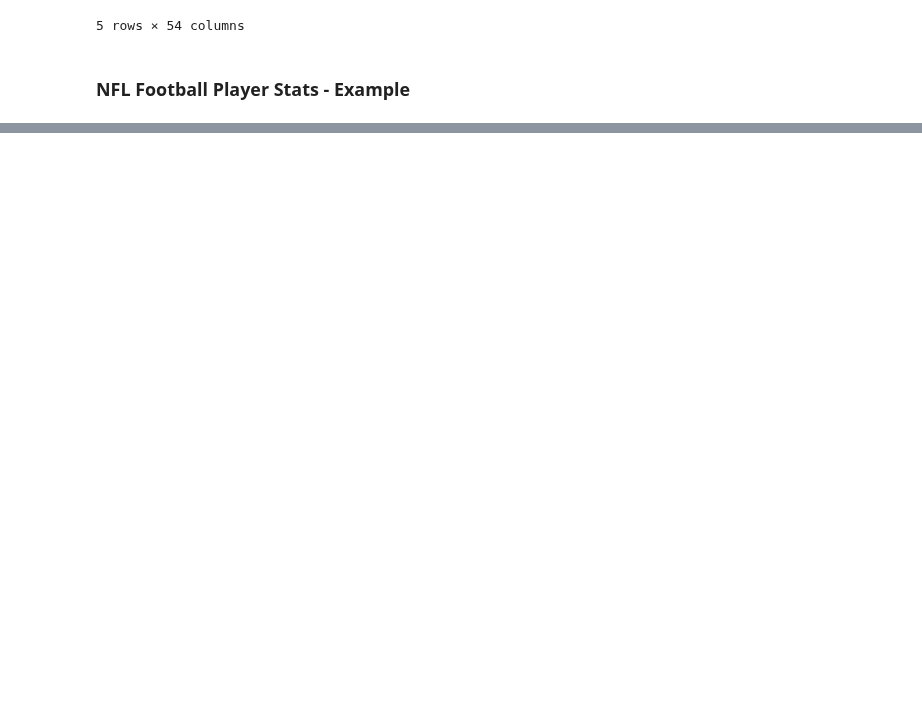
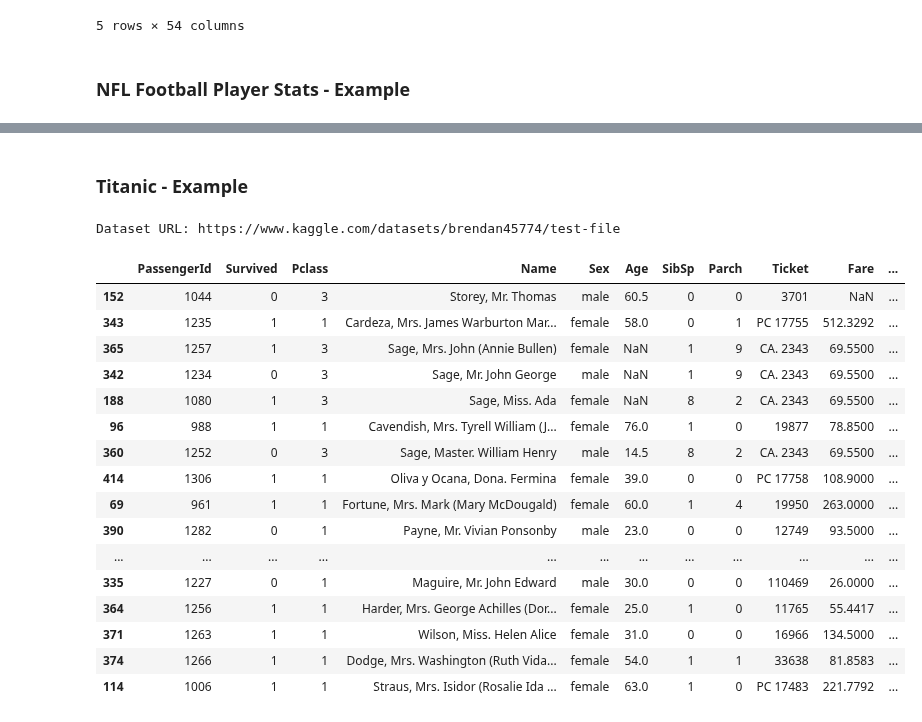
Before and after one commit to JAdelhelm/AutoAD, a Jupyter notebook: AutoAD/examples.ipynb, the cells around one changed output, grey strips where cells are left out. Cells and saved outputs as stored; diff of their text form; code cells hidden in the pictures; blank space fills up the shorter version.

```diff
--- a/AutoAD/examples.ipynb
+++ b/AutoAD/examples.ipynb
@@ -161,3 +159,44 @@ Couldnt get feature importances..
 | 21081 | 1465 | Le'Veon Bell | RB | 6-2 | 230.0 | Pittsburgh Steelers | 1992-02-18 | Reynoldsburg, OH | None | ... |
 | 17100 | 18977 | Ben Roethlisberger | QB | 6-5 | 240.0 | Pittsburgh Steelers | 1982-03-02 | Lima, OH | None | ... |
 | 17856 | 11648 | Landry Jones | QB | 6-4 | 225.0 | Pittsburgh Steelers | 1989-04-04 | Artesia, NM | None | ... |
+# %% [markdown]
+### Titanic - Example
+# %%
+# NFL Football Player Stats - Dataset
+kaggle.api.dataset_download_files('brendan45774/test-file', path='./datasets', unzip=True)
+
+from pyod.models.pca import PCA
+import pandas as pd
+from sklearn import set_config
+
+from autoad.autoad import AutoAD
+
+set_config(transform_output="pandas")
+
+
+X = pd.read_csv("./datasets/tested.csv")
+pipeline_ad = AutoAD()
+pipeline_ad.fit(X=X, clf_ad=PCA())
+
+X_output = pipeline_ad.transform(X=X)
+
+X_output.head(25)
+# %% [output]
+Dataset URL: https://www.kaggle.com/datasets/brendan45774/test-file
+|  | PassengerId | Survived | Pclass | Name | Sex | Age | SibSp | Parch | Ticket | Fare | ... |
+| 152 | 1044 | 0 | 3 | Storey, Mr. Thomas | male | 60.5 | 0 | 0 | 3701 | NaN | ... |
+| 343 | 1235 | 1 | 1 | Cardeza, Mrs. James Warburton Mar... | female | 58.0 | 0 | 1 | PC 17755 | 512.3292 | ... |
+| 365 | 1257 | 1 | 3 | Sage, Mrs. John (Annie Bullen) | female | NaN | 1 | 9 | CA. 2343 | 69.5500 | ... |
+| 342 | 1234 | 0 | 3 | Sage, Mr. John George | male | NaN | 1 | 9 | CA. 2343 | 69.5500 | ... |
+| 188 | 1080 | 1 | 3 | Sage, Miss. Ada | female | NaN | 8 | 2 | CA. 2343 | 69.5500 | ... |
+| 96 | 988 | 1 | 1 | Cavendish, Mrs. Tyrell William (J... | female | 76.0 | 1 | 0 | 19877 | 78.8500 | ... |
+| 360 | 1252 | 0 | 3 | Sage, Master. William Henry | male | 14.5 | 8 | 2 | CA. 2343 | 69.5500 | ... |
+| 414 | 1306 | 1 | 1 | Oliva y Ocana, Dona. Fermina | female | 39.0 | 0 | 0 | PC 17758 | 108.9000 | ... |
+| 69 | 961 | 1 | 1 | Fortune, Mrs. Mark (Mary McDougald) | female | 60.0 | 1 | 4 | 19950 | 263.0000 | ... |
+| 390 | 1282 | 0 | 1 | Payne, Mr. Vivian Ponsonby | male | 23.0 | 0 | 0 | 12749 | 93.5000 | ... |
+| ... | ... | ... | ... | ... | ... | ... | ... | ... | ... | ... | ... |
+| 335 | 1227 | 0 | 1 | Maguire, Mr. John Edward | male | 30.0 | 0 | 0 | 110469 | 26.0000 | ... |
+| 364 | 1256 | 1 | 1 | Harder, Mrs. George Achilles (Dor... | female | 25.0 | 1 | 0 | 11765 | 55.4417 | ... |
+| 371 | 1263 | 1 | 1 | Wilson, Miss. Helen Alice | female | 31.0 | 0 | 0 | 16966 | 134.5000 | ... |
+| 374 | 1266 | 1 | 1 | Dodge, Mrs. Washington (Ruth Vida... | female | 54.0 | 1 | 1 | 33638 | 81.8583 | ... |
+| 114 | 1006 | 1 | 1 | Straus, Mrs. Isidor (Rosalie Ida ... | female | 63.0 | 1 | 0 | PC 17483 | 221.7792 | ... |
```
Also changed, not shown: parts of 6 cells of this notebook, 2 other files.
